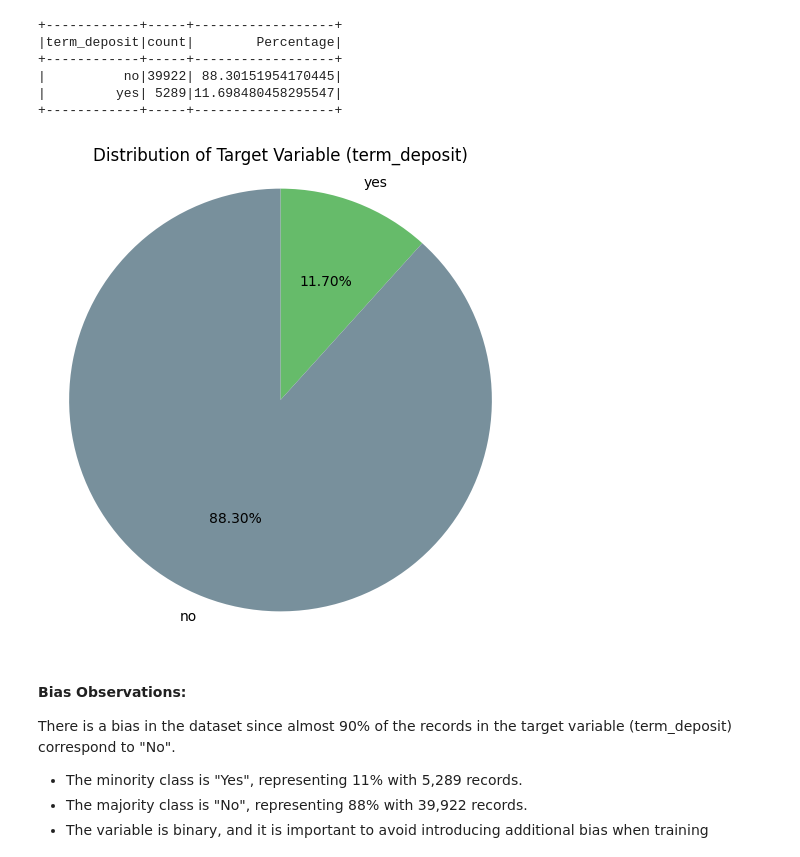
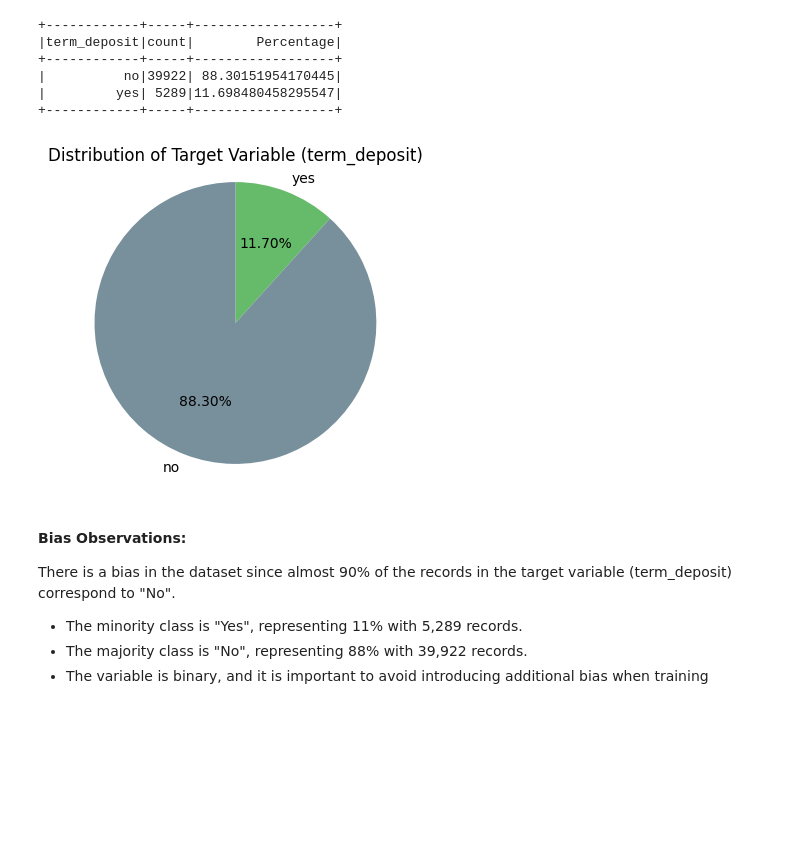
Before and after one commit to samegi/Proce-Laboratorio-ML-Supervisado, a Jupyter notebook: Lab_Clasification.ipynb, the cells around one changed output. Saved outputs shown, nothing was run; the diff lists cells and outputs as text; code cells hidden in the pictures; blank space fills up the shorter version.

```diff
--- a/Lab_Clasification.ipynb
+++ b/Lab_Clasification.ipynb
@@ -227,22 +229,22 @@ auxPD.show()
 # %%
 # convert the auxPD dataset from PySpak to Pandas
 auxPD_pandas = auxPD.toPandas()
 
 auxPD_pandas["term_deposit"] = auxPD_pandas["term_deposit"].astype(str)
 auxPD_pandas = auxPD_pandas.set_index("term_deposit").loc[["yes", "no"]].reset_index()
 
 # Set colors
 colores = ["#66BB6A", "#78909C"]  # yes = green, no = gray
 
-plt.figure(figsize=(6, 6))
+plt.figure(figsize=(4, 4))
 
 plt.pie(auxPD_pandas["count"],labels=auxPD_pandas["term_deposit"],autopct="%1.2f%%",startangle=90,colors=colores,counterclock=False)
 
 plt.title("Distribution of Target Variable (term_deposit)")
 plt.axis("equal")
 plt.show()
 # %% [output]
-[figure, old version]
+[figure, new version]
 # %% [markdown]
 #### Bias Observations:
 There is a bias in the dataset since almost 90% of the records in the target variable (term_deposit) correspond to "No".
```
Also changed, not shown: parts of 149 cells of this notebook.
